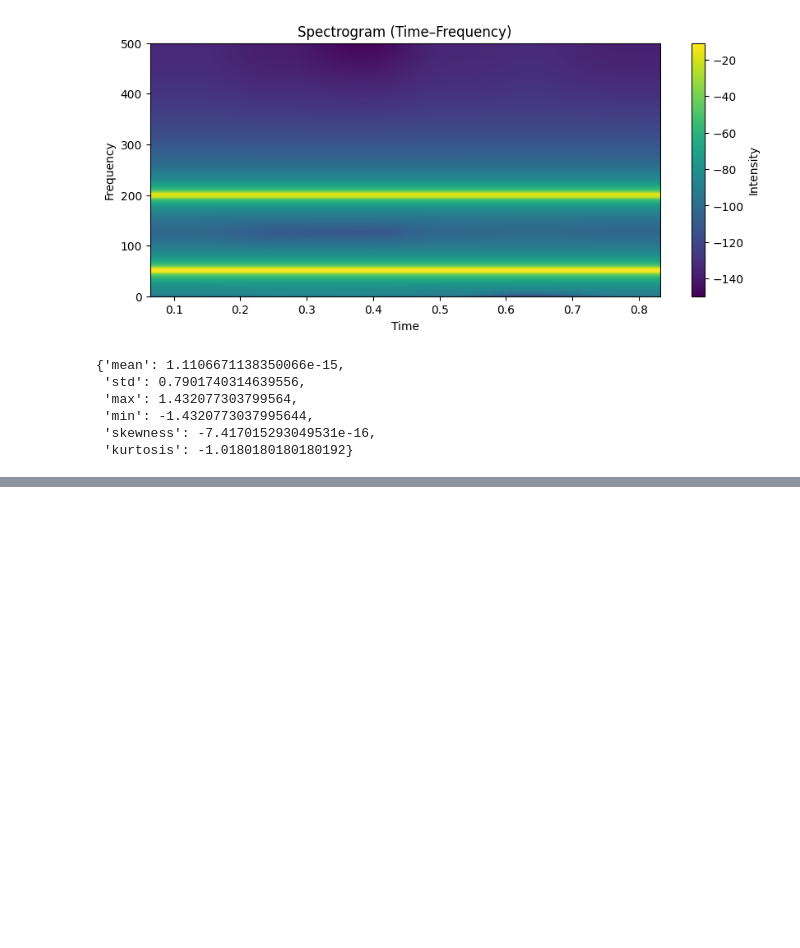
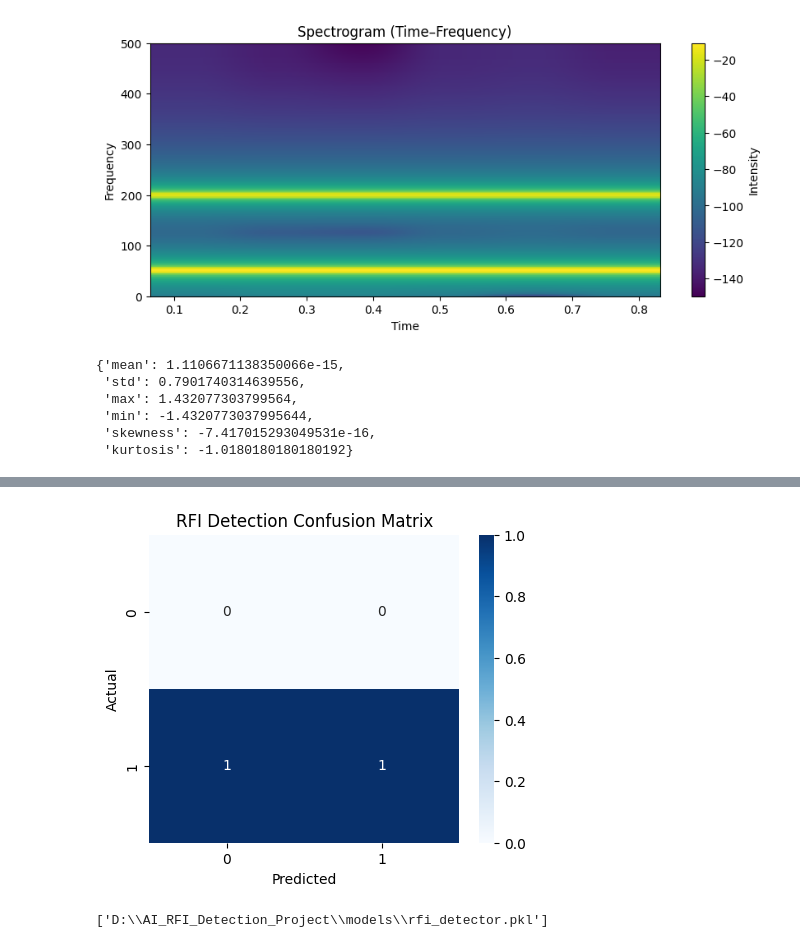
Before and after one commit to Tanmai7/AI_RFI_Detection_Project, a Jupyter notebook: notebooks/01_signal_dataset_generation.ipynb, the cells around one changed output, grey strips where cells are left out. Saved outputs shown, nothing was run; the diff lists cells and outputs as text; code cells hidden in the pictures; blank space fills up the shorter version.

Commit message:
Step 5: RFI detection using Random Forest (Yes/No)

```diff
--- a/notebooks/01_signal_dataset_generation.ipynb
+++ b/notebooks/01_signal_dataset_generation.ipynb
@@ -192,0 +210,8 @@ feature_df.to_csv(r"D:\AI_RFI_Detection_Project\data\processed/rfi_features.csv"
+# %%
+#CREATE DETECTION LABEL
+# Convert multiclass labels to binary
+features_df["detection_label"] = features_df["label"].apply(
+    lambda x: 0 if x == 0 else 1
+)
+
+features_df[["label", "detection_label"]]
@@ -192,0 +233,10 @@ feature_df.to_csv(r"D:\AI_RFI_Detection_Project\data\processed/rfi_features.csv"
+# %%
+# SPLIT DATA FOR TRAINING & TESTING
+from sklearn.model_selection import train_test_split
+
+X = features_df[["mean", "std", "max", "min", "skewness", "kurtosis"]]
+y = features_df["detection_label"]
+
+X_train, X_test, y_train, y_test = train_test_split(
+    X, y, test_size=0.3, random_state=42
+)
@@ -192,0 +247,10 @@ feature_df.to_csv(r"D:\AI_RFI_Detection_Project\data\processed/rfi_features.csv"
+# %%
+# TRAIN RANDOM FOREST DETECTION MODEL
+from sklearn.ensemble import RandomForestClassifier
+
+rf_detector = RandomForestClassifier(
+    n_estimators=100,
+    random_state=42
+)
+
+rf_detector.fit(X_train, y_train)
@@ -192,0 +265,3 @@ feature_df.to_csv(r"D:\AI_RFI_Detection_Project\data\processed/rfi_features.csv"
+# %%
+# MAKE PREDICTIONS
+y_pred = rf_detector.predict(X_test)
@@ -192,0 +299,28 @@ feature_df.to_csv(r"D:\AI_RFI_Detection_Project\data\processed/rfi_features.csv"
+# %%
+#CONFUSION MATRIX
+from sklearn.metrics import confusion_matrix
+import seaborn as sns
+
+cm = confusion_matrix(y_test, y_pred)
+
+plt.figure(figsize=(5,4))
+sns.heatmap(cm, annot=True, fmt="d", cmap="Blues")
+plt.xlabel("Predicted")
+plt.ylabel("Actual")
+plt.title("RFI Detection Confusion Matrix")
+plt.show()
+#Shows correct vs wrong predictions
+# %% [output]
+[figure, added]
+# %%
+#saving model
+import joblib
+
+joblib.dump(rf_detector, r"D:\AI_RFI_Detection_Project\models\rfi_detector.pkl")
+
+
+# WHY we save model
+# Dashboard will load it
+# No retraining every time
+# %% [output]
+['D:\\AI_RFI_Detection_Project\\models\\rfi_detector.pkl']
```
Also changed, not shown: parts of 11 cells of this notebook, 3 other files.
